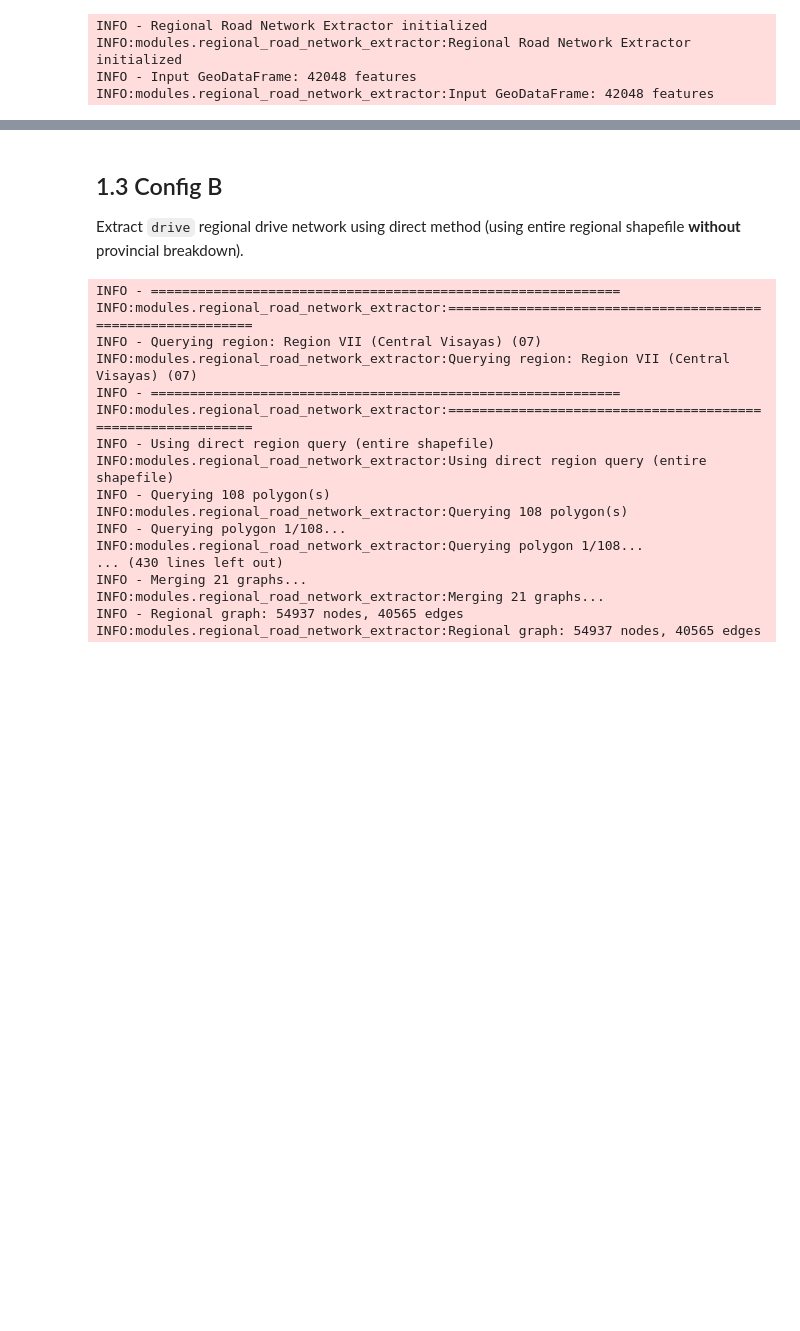
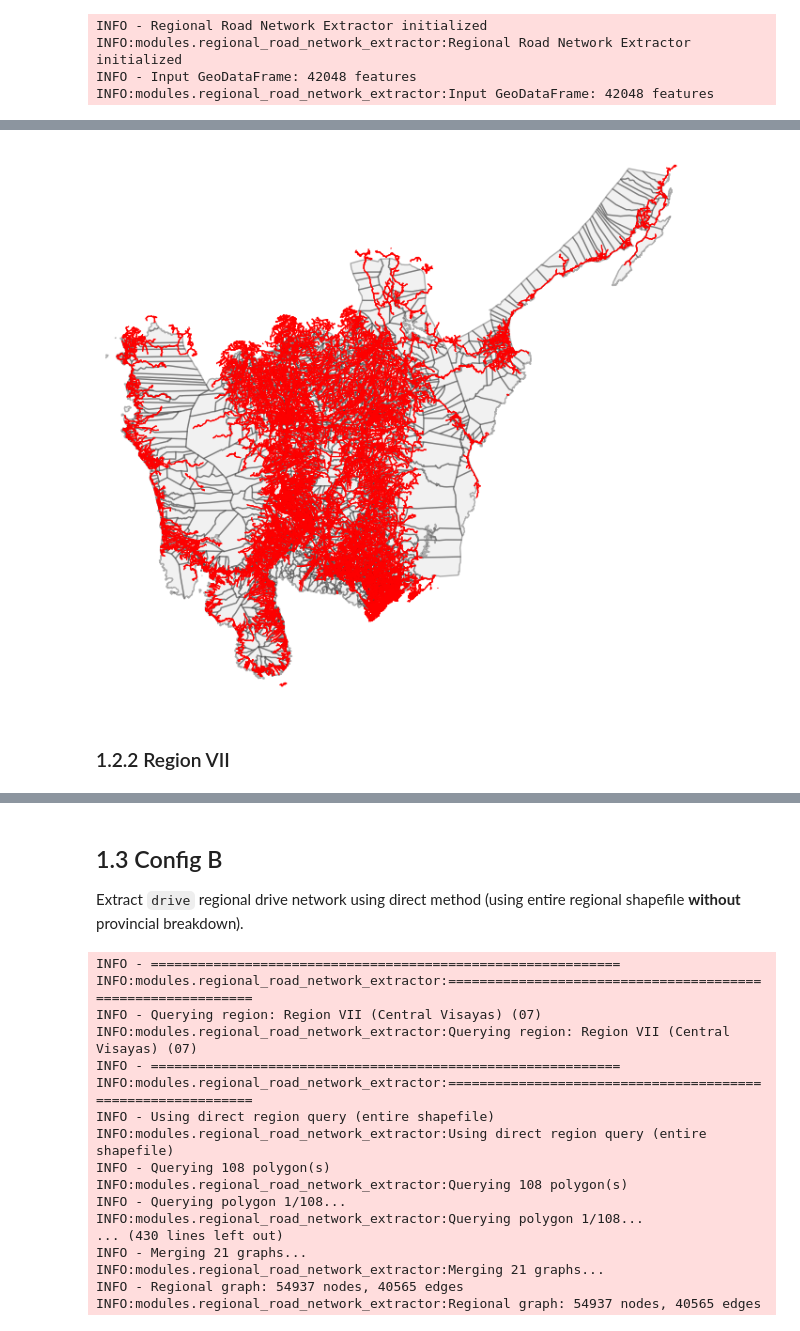
Before and after one commit to cair-philippines/project_paaral, a Jupyter notebook: notebooks/0.3-get-road-networks.ipynb, the cells around one changed output, grey strips where cells are left out. Saved outputs shown, nothing was run; the diff lists cells and outputs as text; code cells hidden in the pictures; blank space fills up the shorter version.

```diff
--- a/notebooks/0.3-get-road-networks.ipynb
+++ b/notebooks/0.3-get-road-networks.ipynb
@@ -166,0 +179,7 @@ plt.show()
+# %%
+# Query entire region (queries all provinces, then merges)
+G_direct, metadata = extractor.query_region(
+    'Region III',
+    buffer_meters=5_000, # meters
+    use_province_breakdown=False  # Direct query
+)
@@ -166,0 +203,19 @@ plt.show()
+# %%
+# With background region shapefile
+fig, ax = plt.subplots(figsize=(8, 8))
+
+region_gdf = gdf[gdf['psgc_code'].astype('string').str.contains(r'^03')]
+region_gdf.plot(ax=ax, facecolor='lightgray', edgecolor='black', alpha=0.3)
+
+ox.plot_graph(G_direct, ax=ax, node_size=0, edge_color='red', edge_linewidth=0.8, show=False)
+
+# outpath = os.path.join(get_path('output'),'regionIII_direct_1kbuffer.png')
+# plt.savefig(
+#     outpath, dpi=300,
+#     transparent=True,
+#     bbox_inches='tight'
+# )
+
+plt.show()
+# %% [output]
+[figure, added]
@@ -166,0 +235,2 @@ plt.show()
+# %% [markdown]
+### 1.2.2 Region VII
```
Also changed, not shown: parts of 16 cells of this notebook.
